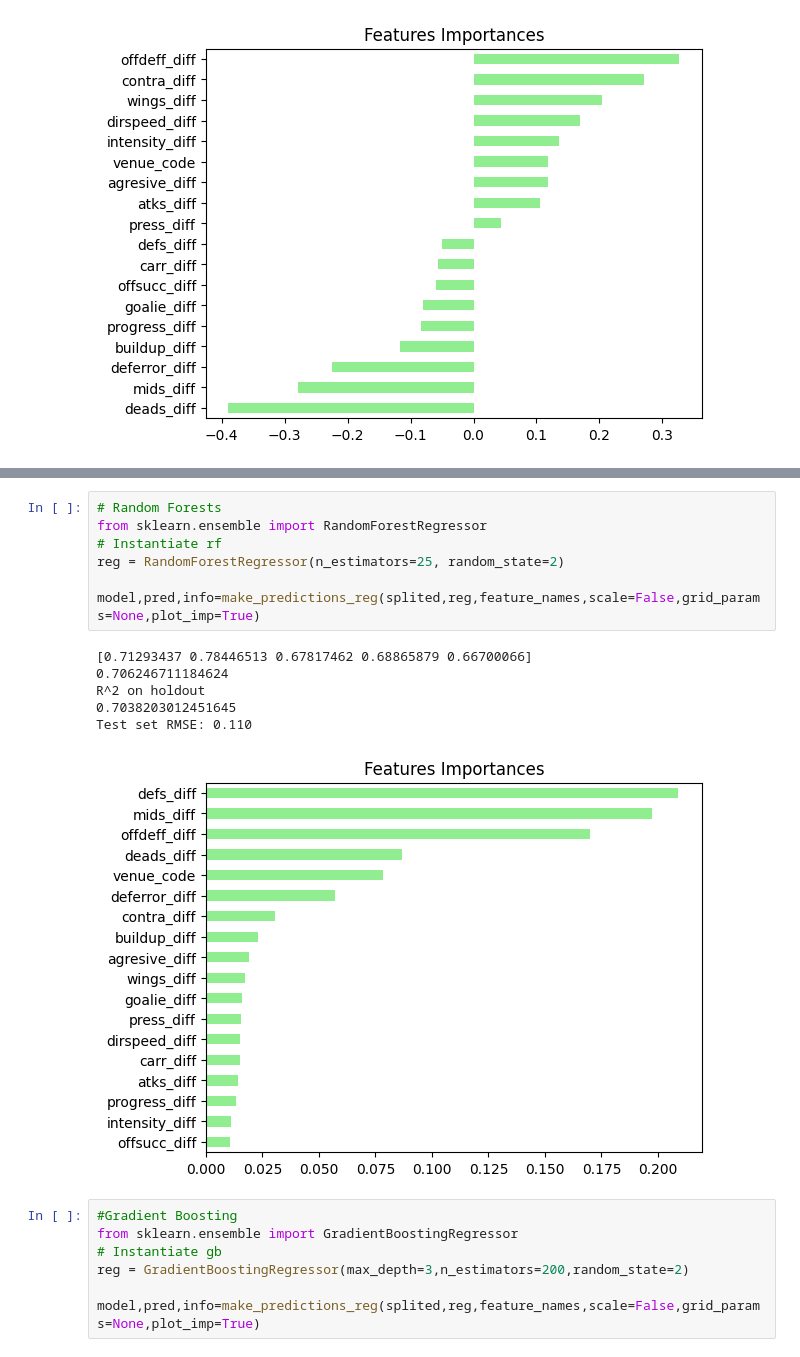
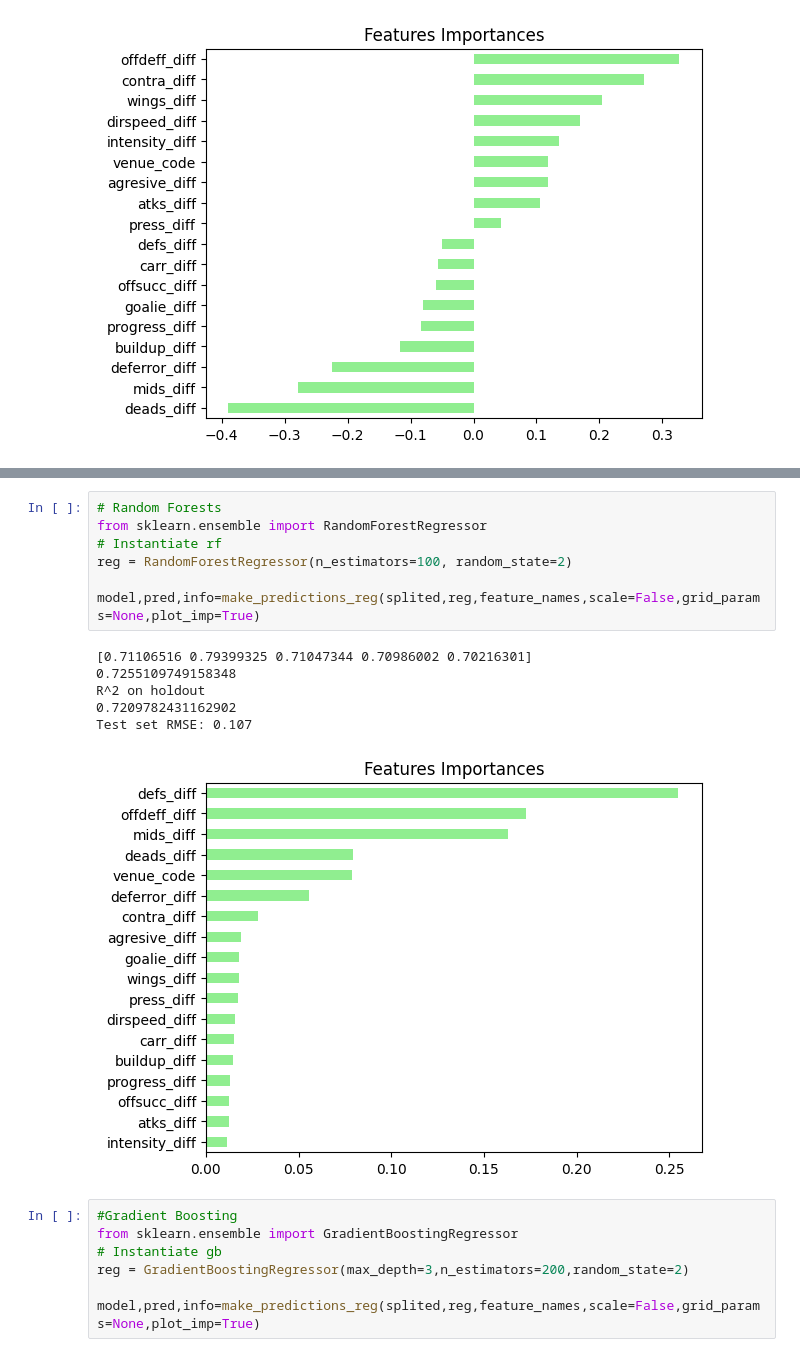
Before and after one commit to krawczyk071/predictor, a Jupyter notebook: scikit/pred_regression.ipynb, the cells around one changed output, grey strips where cells are left out. Drawn from its saved outputs; the diff is of its cells as text.

```diff
--- a/scikit/pred_regression.ipynb
+++ b/scikit/pred_regression.ipynb
@@ -287,17 +304,17 @@ Test set RMSE: 0.162
 # %%
 # Random Forests
 from sklearn.ensemble import RandomForestRegressor
 # Instantiate rf
-reg = RandomForestRegressor(n_estimators=25, random_state=2)
+reg = RandomForestRegressor(n_estimators=100, random_state=2)
 
 model,pred,info=make_predictions_reg(splited,reg,feature_names,scale=False,grid_params=None,plot_imp=True)
 # %% [output]
-[0.71293437 0.78446513 0.67817462 0.68865879 0.66700066]
-0.706246711184624
+[0.71106516 0.79399325 0.71047344 0.70986002 0.70216301]
+0.7255109749158348
 R^2 on holdout
-0.7038203012451645
-Test set RMSE: 0.110
+0.7209782431162902
+Test set RMSE: 0.107
-[figure, old version]
+[figure, new version]
 # %%
 #Gradient Boosting
 from sklearn.ensemble import GradientBoostingRegressor
```
Also changed, not shown: parts of 9 cells of this notebook, 1 other file.
